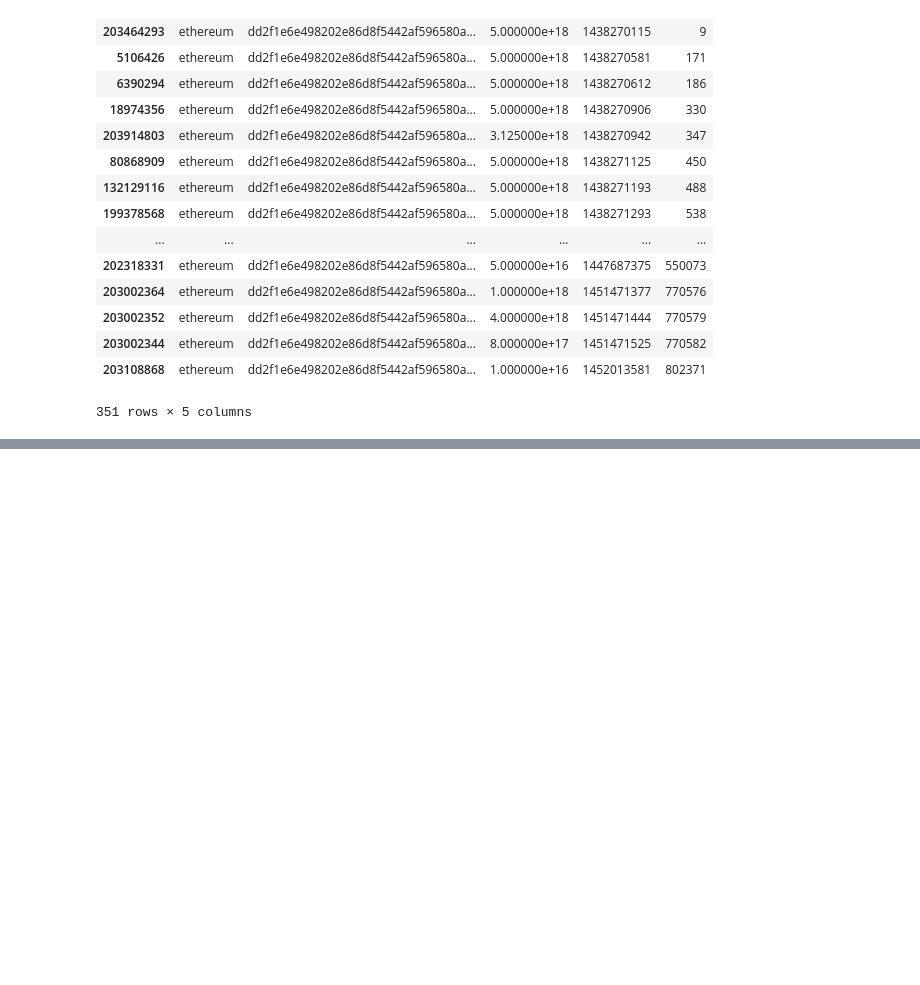
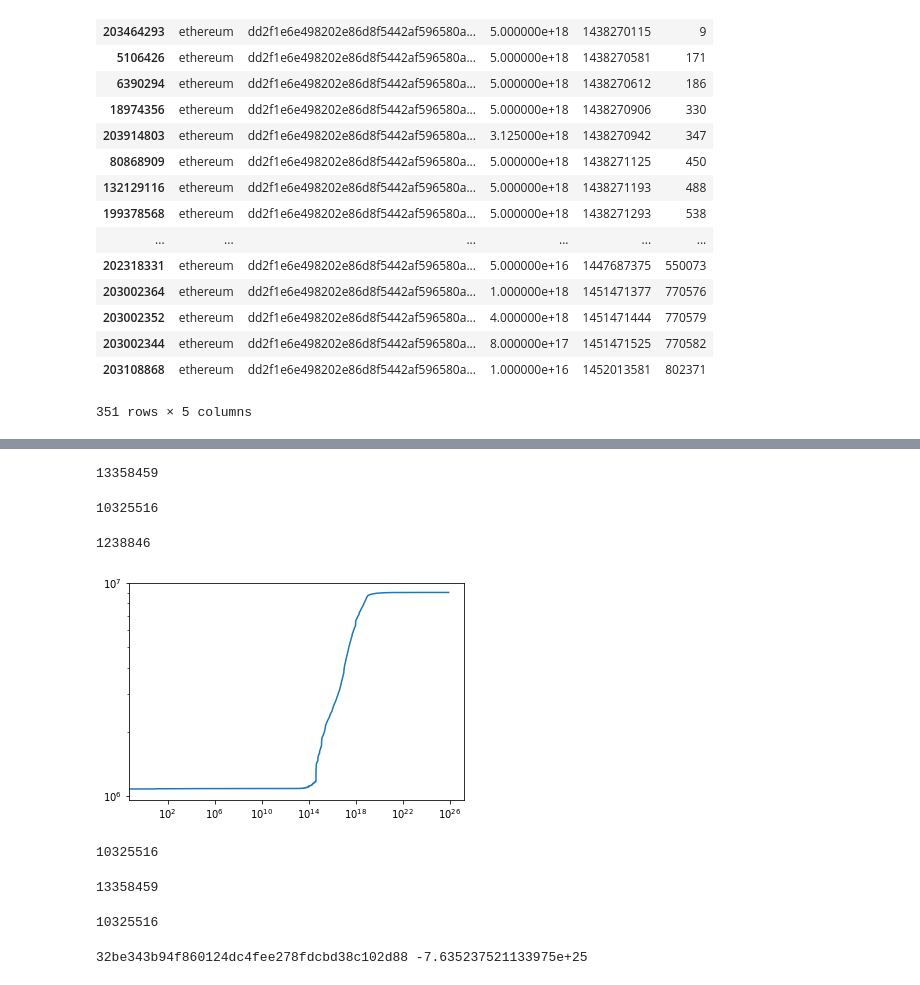
Before and after one commit to Sandipan99/Ethereum, a Jupyter notebook: exploring_ethereum.ipynb, the cells around one changed output, grey strips where cells are left out. Cells and saved outputs as stored; diff of their text form; code cells hidden in the pictures; blank space fills up the shorter version.

```diff
--- a/exploring_ethereum.ipynb
+++ b/exploring_ethereum.ipynb
@@ -310,0 +758,61 @@ t_x.sort_values('block')
+# %%
+t_f = t.groupby('from').sum()['value'].to_dict()
+# %%
+len(t_f)
+# %% [output]
+13358459
+# %%
+t_t = t.groupby('to').sum()['value'].to_dict()
+# %%
+def value(t_x_t,t_x_f):
+    val = {}
+    for key in t_x_t:
+        val[key] = t_x_t[key]
+    for key in t_x_f:
+        if key in val:
+            val[key]-=t_x_f[key]
+    return val
+
+t_x = value(t_t,t_f)
+# %%
+len(t_x)
+# %% [output]
+10325516
+# %%
+to_plot = []
+for key,v in sorted(t_x.items(),key=lambda x:x[1]):
+    to_plot.append(v)
+# %%
+import matplotlib.pyplot as plt
+import numpy as np
+def CDF(lst):
+    counter = {}
+    for obj in lst:
+        if obj not in counter:
+            counter[obj] = 1
+        else:
+            counter[obj] +=1
+    x = []
+    y = []
+    cnt = 0
+    for i,j in sorted(counter.items(),key = lambda x:x[0]):
+        if i>=0:
+            x.append(i)
+            y.append(j)
+        else:
+            cnt+=1
+    print(cnt)
+    x = np.array(x)
+    y = np.cumsum(np.array(y))
+
+    plt.plot(x,y)
+    plt.xscale('log')
+    plt.yscale('log')
+CDF(to_plot)
+# %% [output]
+1238846
+[figure, added]
+# %%
+len(to_plot)
+# %% [output]
+10325516
@@ -310,0 +821,14 @@ t_x.sort_values('block')
+# %%
+len(t['from'].unique())
+# %% [output]
+13358459
+# %%
+len(t['to'].unique())
+# %% [output]
+10325516
+# %%
+for k,v in sorted(t_x.items(),key = lambda x:x[1]):
+    print(k,v)
+    break
+# %% [output]
+32be343b94f860124dc4fee278fdcbd38c102d88 -7.635237521133975e+25
```
Also changed, not shown: parts of 118 cells of this notebook, 1 other file.
